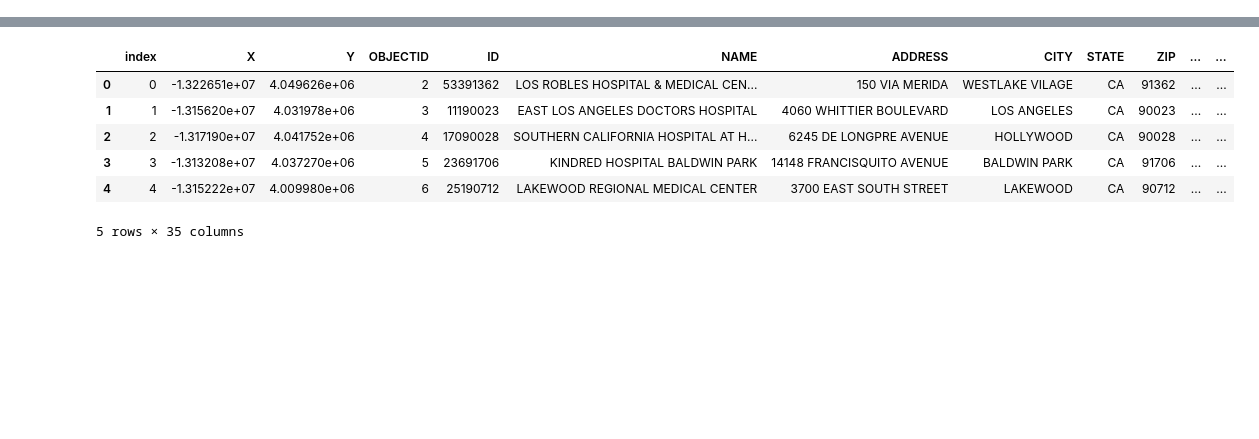
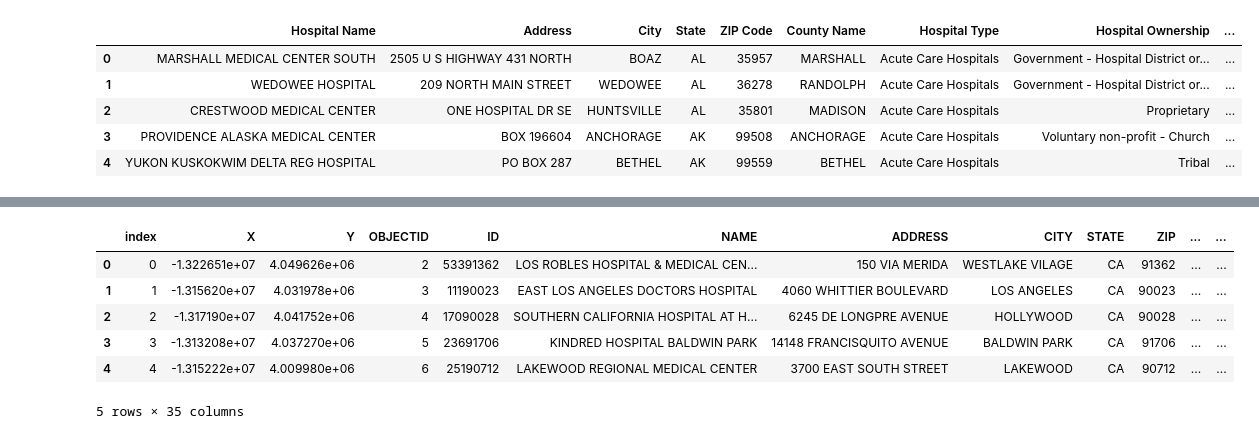
Before and after one commit to sydneysteele03/project-3, a Jupyter notebook: hospital_info.ipynb, the cells around one changed output, grey strips where cells are left out. Cells and saved outputs as stored; diff of their text form; code cells hidden in the pictures; blank space fills up the shorter version.

```diff
--- a/hospital_info.ipynb
+++ b/hospital_info.ipynb
@@ -17,0 +51,19 @@ info_df.head()
+# %%
+#Drop unnecessary columns
+info_df.drop(['index', 'Provider ID', 'Phone Number', 'Location', 'Meets criteria for meaningful use of EHRs', 'Mortality national comparison',
+               'Mortality national comparison footnote', 'Safety of care national comparison',
+              'Safety of care national comparison footnote', 'Readmission national comparison',
+               'Readmission national comparison footnote', 'Patient experience national comparison',
+              'Patient experience national comparison footnote','Effectiveness of care national comparison',
+               'Effectiveness of care national comparison footnote','Timeliness of care national comparison',
+               'Timeliness of care national comparison footnote', 'Efficient use of medical imaging national comparison',
+               'Efficient use of medical imaging national comparison footnote','Hospital overall rating footnote'],inplace=True,axis=1)
+
+info_df.head()
+# %% [output]
+|  | Hospital Name | Address | City | State | ZIP Code | County Name | Hospital Type | Hospital Ownership | ... |
+| 0 | MARSHALL MEDICAL CENTER SOUTH | 2505 U S HIGHWAY 431 NORTH | BOAZ | AL | 35957 | MARSHALL | Acute Care Hospitals | Government - Hospital District or... | ... |
+| 1 | WEDOWEE HOSPITAL | 209 NORTH MAIN STREET | WEDOWEE | AL | 36278 | RANDOLPH | Acute Care Hospitals | Government - Hospital District or... | ... |
+| 2 | CRESTWOOD MEDICAL CENTER | ONE HOSPITAL DR SE | HUNTSVILLE | AL | 35801 | MADISON | Acute Care Hospitals | Proprietary | ... |
+| 3 | PROVIDENCE ALASKA MEDICAL CENTER | BOX 196604 | ANCHORAGE | AK | 99508 | ANCHORAGE | Acute Care Hospitals | Voluntary non-profit - Church | ... |
+| 4 | YUKON KUSKOKWIM DELTA REG HOSPITAL | PO BOX 287 | BETHEL | AK | 99559 | BETHEL | Acute Care Hospitals | Tribal | ... |
```
Also changed, not shown: parts of 13 cells of this notebook, 3 other files.
